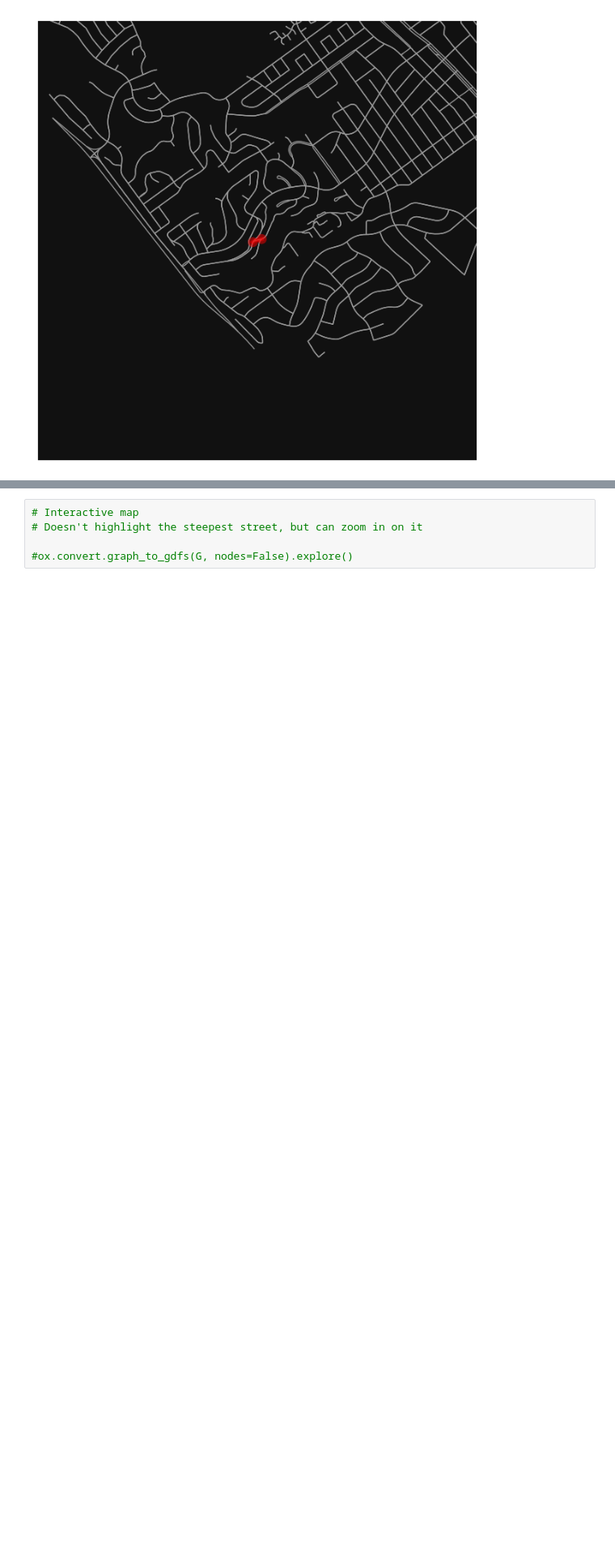
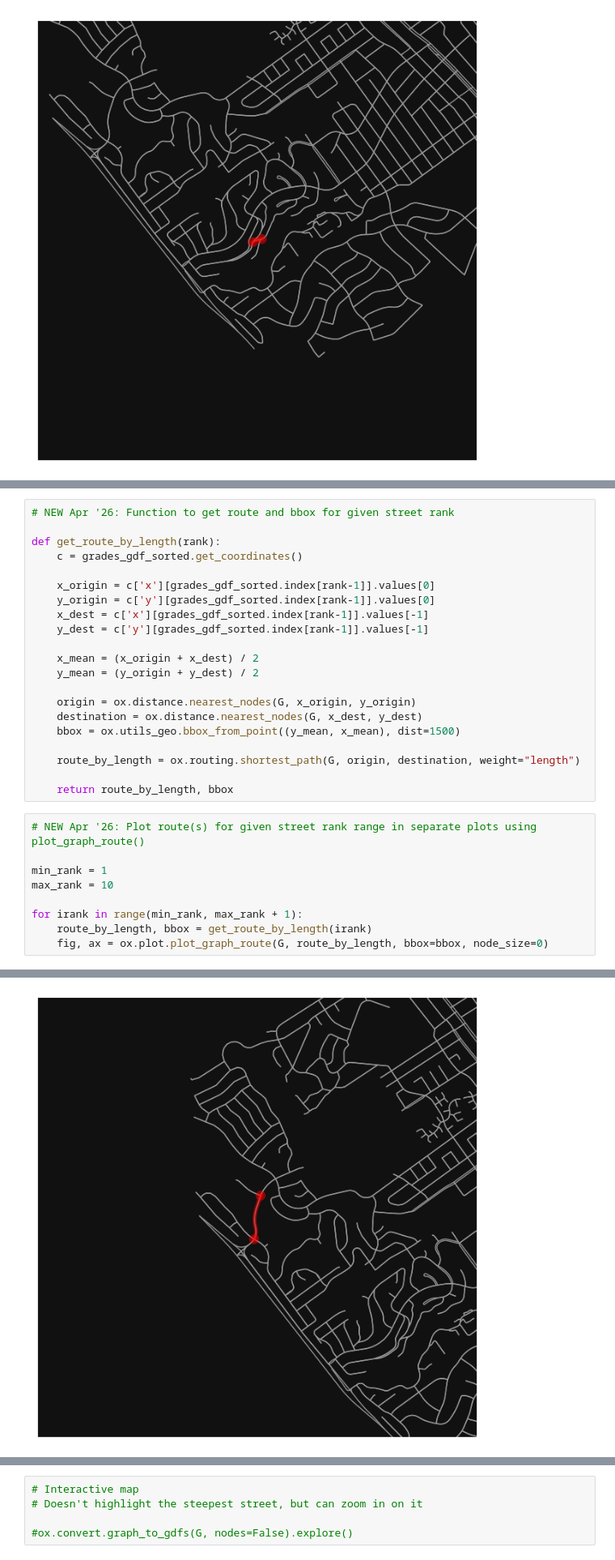
Before and after one commit to nmball42/steepest-streets, a Jupyter notebook: steepest_streets.ipynb, the cells around one changed output, grey strips where cells are left out. Shown at 81% size. Cells and saved outputs as stored; diff of their text form; blank space fills up the shorter version.

```diff
--- a/steepest_streets.ipynb
+++ b/steepest_streets.ipynb
@@ -310,0 +431,31 @@ fig, ax = ox.plot.plot_graph_route(G, route_by_length, bbox=bbox, node_size=0)
+# %%
+# NEW Apr '26: Function to get route and bbox for given street rank
+
+def get_route_by_length(rank):
+    c = grades_gdf_sorted.get_coordinates()
+
+    x_origin = c['x'][grades_gdf_sorted.index[rank-1]].values[0]
+    y_origin = c['y'][grades_gdf_sorted.index[rank-1]].values[0]
+    x_dest = c['x'][grades_gdf_sorted.index[rank-1]].values[-1]
+    y_dest = c['y'][grades_gdf_sorted.index[rank-1]].values[-1]
+
+    x_mean = (x_origin + x_dest) / 2
+    y_mean = (y_origin + y_dest) / 2
+
+    origin = ox.distance.nearest_nodes(G, x_origin, y_origin)
+    destination = ox.distance.nearest_nodes(G, x_dest, y_dest)
+    bbox = ox.utils_geo.bbox_from_point((y_mean, x_mean), dist=1500)
+
+    route_by_length = ox.routing.shortest_path(G, origin, destination, weight="length")
+
+    return route_by_length, bbox
+# %%
+# NEW Apr '26: Plot route(s) for given street rank range in separate plots using plot_graph_route()
+
+min_rank = 1
+max_rank = 10
+
+for irank in range(min_rank, max_rank + 1):
+    route_by_length, bbox = get_route_by_length(irank)
+    fig, ax = ox.plot.plot_graph_route(G, route_by_length, bbox=bbox, node_size=0)
+# %% [output]
@@ -310,0 +463 @@ fig, ax = ox.plot.plot_graph_route(G, route_by_length, bbox=bbox, node_size=0)
+[figure, added]
```
Also changed, not shown: parts of 40 cells of this notebook.
